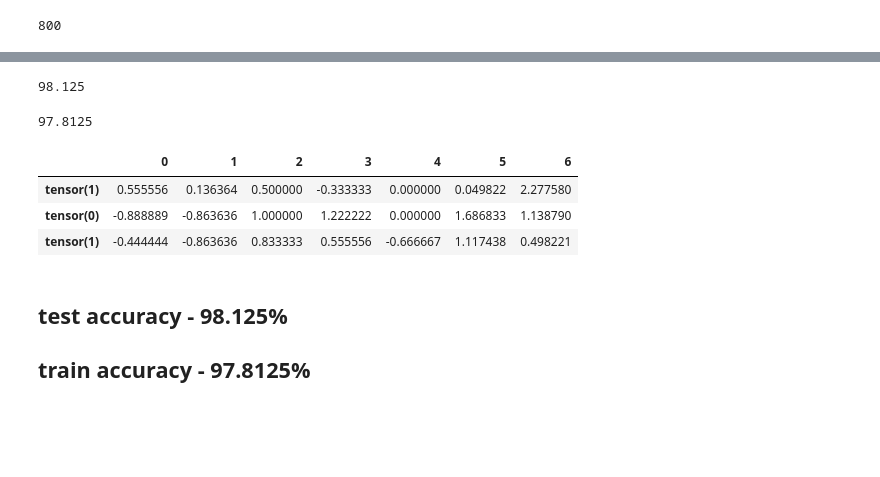
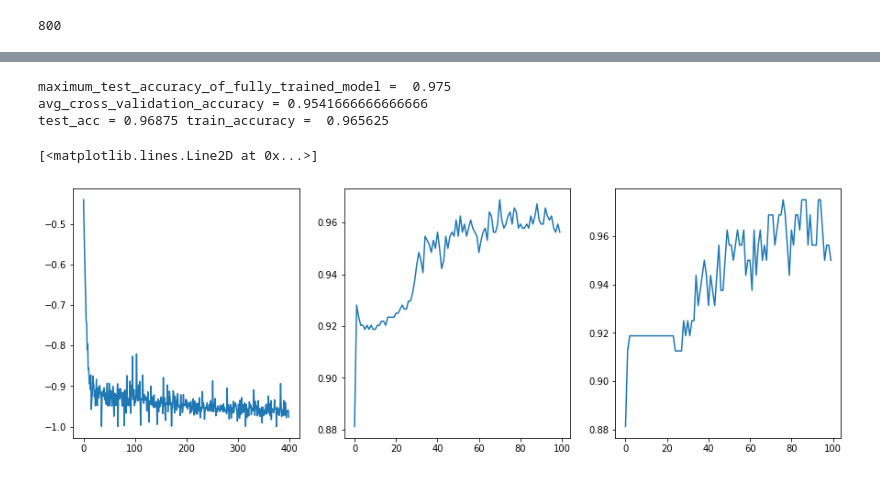
Before and after one commit to the6thsense/Legendarypokemon-prediction, a Jupyter notebook: pokemon for git.ipynb, the cells around one changed output, grey strips where cells are left out. Drawn from its saved outputs; the diff is of its cells as text; code cells hidden in the pictures; blank space fills up the shorter version.

```diff
--- a/pokemon for git.ipynb
+++ b/pokemon for git.ipynb
@@ -149,7 +144,7 @@ x.fit_transform(pokemon[ "Type 2"])
 # %% [output]
 TypeError: argument must be a string or number
 # %%
-pokemon["Type 2"].replace( np.NaN, "aaa", inplace= True)
+pokemon["Type 2"].replace( np.NaN, "no_power", inplace= True)
 # %%
 pokemon ["Type 2"]  = pd.DataFrame(x.fit_transform(pokemon["Type 2"]))
 # %%
@@ -244,7 +239,7 @@ train_idx , test_idx = list(tuple(k.split( scaled_pokemon,label))[0][0]),list(tu
 # %%
 pokemon_tensor = torch.utils.data.TensorDataset( torch.tensor( np.array(scaled_pokemon) ), torch.tensor(np.array(label)))
 # %%
-def split_data( datasets, train_idx, test_idx, samplers = torch.utils.data.SubsetRandomSampler , batchsize = 200 ):
+def split_data( datasets, train_idx, test_idxsamplers = torch.utils.data.SubsetRandomSampler , batchsize = 200 ):
 
     test_smp, train_smp = samplers(test_idx),samplers(train_idx)
 
@@ -326,22 +344,26 @@ prediction[1],prediction[0]
-# %%
-correct_results = prediction[0]
-total = prediction[1]
-wrong_ones = prediction[2]
-test_accuracy = (float(correct_results)/float(total))*100
-print(test_accuracy)
-# %% [output]
-98.125
-# %%
-(float(a.predict(train_loader)[0])*100/float(a.predict(train_loader)[1]))
-# %% [output]
-97.8125
-# %%
-pd.DataFrame(wrong_ones).transpose()
-# %% [output]
-|  | 0 | 1 | 2 | 3 | 4 | 5 | 6 |
-| tensor(1) | 0.555556 | 0.136364 | 0.500000 | -0.333333 | 0.000000 | 0.049822 | 2.277580 |
-| tensor(0) | -0.888889 | -0.863636 | 1.000000 | 1.222222 | 0.000000 | 1.686833 | 1.138790 |
-| tensor(1) | -0.444444 | -0.863636 | 0.833333 | 0.555556 | -0.666667 | 1.117438 | 0.498221 |
-# %% [markdown]
-##  test accuracy  - 98.125%
-## train accuracy - 97.8125%
+# %%
+a = work( 0.01 )
+losses, train_acc, test_acc =  a.train( train_loader, test_loader, 100)
+
+x ,b , c = a.predict( test_loader)
+xt,bt,ct=  a.predict( train_loader)
+
+print("maximum_test_accuracy_of_fully_trained_model = ", np.array(test_acc).max())
+
+print("avg_cross_validation_accuracy =", \
+              deep_cross_validation(a, pokemon_tensor, k = 5, sampler = \
+                torch.utils.data.SubsetRandomSampler,batchsize = 50))
+
+print("test_acc =", x/b, "train_accuracy = ",xt/bt)
+# %% [output]
+maximum_test_accuracy_of_fully_trained_model =  0.975
+avg_cross_validation_accuracy = 0.9541666666666666
+test_acc = 0.96875 train_accuracy =  0.965625
+# %%
+fig = plt.subplots( 1,3, figsize = (15,5))
+fig[1][0].plot(losses)
+fig[1][1].plot(train_acc)
+fig[1][2].plot( test_acc)
+# %% [output]
+[<matplotlib.lines.Line2D at 0x...>]
+[figure, added]
```
Also changed, not shown: parts of 6 cells of this notebook.
